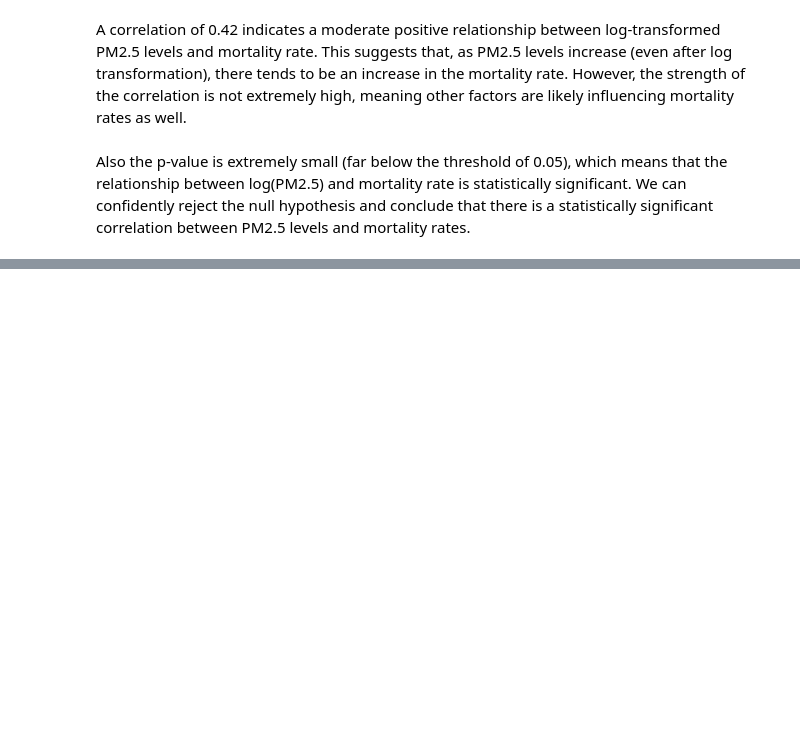
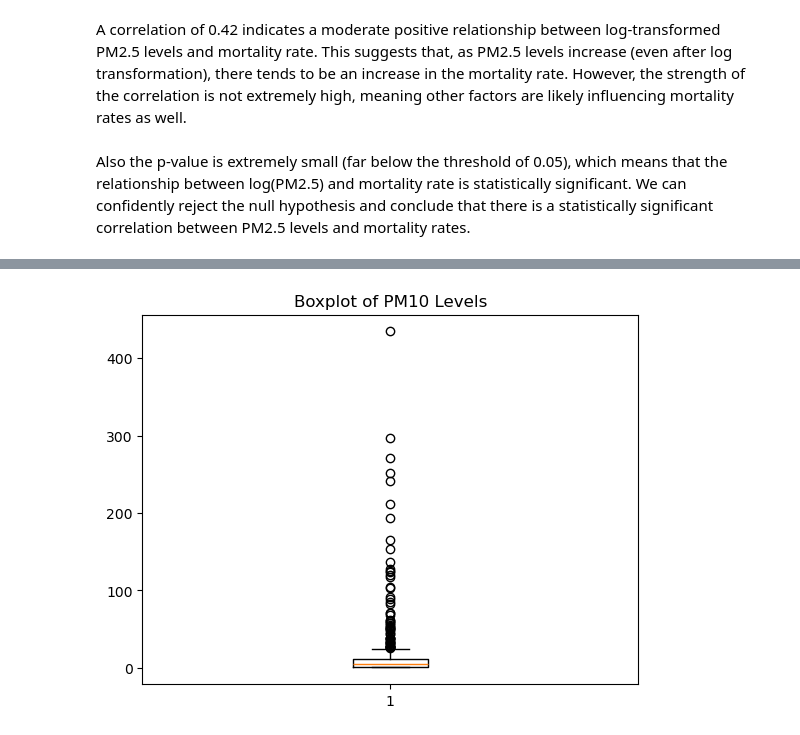
Before and after one commit to Golnaz8/airquality_vs_health, a Jupyter notebook: AirQuality_vs_Health/data_exploration.ipynb, the cells around one changed output, grey strips where cells are left out. Cells and saved outputs as stored; diff of their text form; code cells hidden in the pictures; blank space fills up the shorter version.

```diff
--- a/AirQuality_vs_Health/data_exploration.ipynb
+++ b/AirQuality_vs_Health/data_exploration.ipynb
@@ -182,0 +228,8 @@ Also the p-value is extremely small (far below the threshold of 0.05), which mea
+# %%
+# Box plot for PM10
+fig1, ax1 = plt.subplots()
+ax1.set_title('Boxplot of PM10 Levels')
+ax1.boxplot(data['PM10'])
+plt.show()
+# %% [output]
+[figure, added]
```
Also changed, not shown: parts of 11 cells of this notebook.
